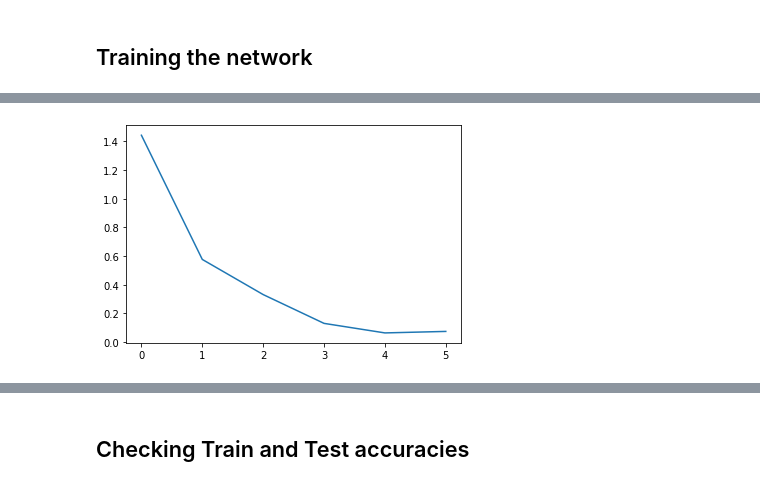
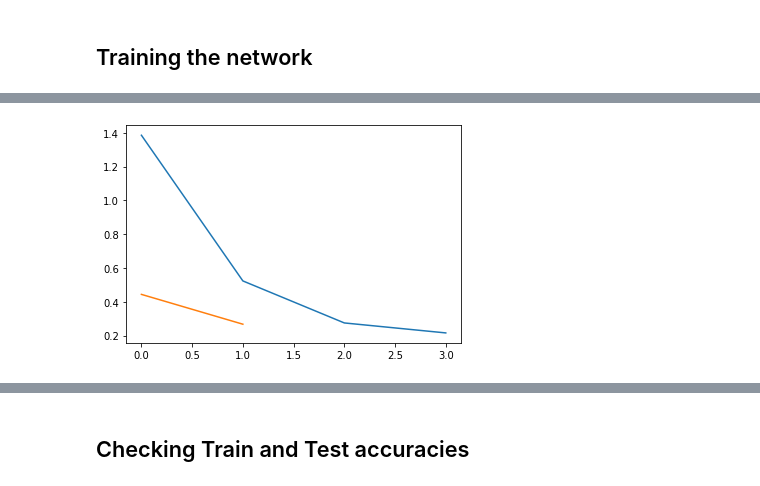
Before and after one commit to jvidit/Gesture-Detection, a Jupyter notebook: PytorchTutorial.ipynb, the cells around one changed output, grey strips where cells are left out. Drawn from its saved outputs; the diff is of its cells as text; code cells hidden in the pictures.

```diff
--- a/PytorchTutorial.ipynb
+++ b/PytorchTutorial.ipynb
@@ -101,7 +105,7 @@ class kagDataset(Dataset):
         # be carefull for converting dtype to np.uint8 [Unsigned integer (0 to 255)]
         # in this example, i don't use ToTensor() method of torchvision.transforms
         # so you can convert numpy ndarray shape to tensor in PyTorch (H, W, C) --> (C, H, W)
-        image = self.data.iloc[index, 1:].values.astype(np.uint8).reshape((3,50,50))
+        image = self.data.iloc[index, 1:].values.astype(np.uint8).reshape((nchannels,50,50))
         label = self.data.iloc[index, 0]
 
         if self.transform is not None:
@@ -150,12 +159,19 @@ class Net(nn.Module):
     def __init__(self):
         super(Net, self).__init__()
         # 1 input image channel, 6 output channels, 3x3 square convolution kernel
-        self.conv1 = nn.Conv2d(3, 6, 3)
-        self.conv2 = nn.Conv2d(6, 16, 3)
+#         self.conv1 = nn.Conv2d(1, 6, 3)
+#         self.conv2 = nn.Conv2d(6, 16, 3)
+#         # an affine operation: y = Wx + b
+#         self.fc1 = nn.Linear(16 * 11 * 11, 120)
+#         self.fc2 = nn.Linear(120, 84)
+#         self.fc3 = nn.Linear(84, 4)
+
+        self.conv1 = nn.Conv2d(nchannels, 10, 3)
+        self.conv2 = nn.Conv2d(10, 26, 3)
         # an affine operation: y = Wx + b
-        self.fc1 = nn.Linear(16 * 11 * 11, 120)
-        self.fc2 = nn.Linear(120, 84)
-        self.fc3 = nn.Linear(84, 4)
+        self.fc1 = nn.Linear(26 * 11 * 11, 300)
+        self.fc2 = nn.Linear(300, 30)
+        self.fc3 = nn.Linear(30, 4)
 
     def forward(self, x):
         # Max pooling over a (2, 2) window
@@ -196,6 +212,9 @@ optimizer = optim.SGD(net.parameters(), lr=0.001, momentum=0.9)
 # %%
 mini_batch = 20
 loss_values = []
+val_loss_values = []
+
+
 for epoch in range(2):  # loop over the dataset multiple times
 
     running_loss = 0.0
@@ -222,7 +241,29 @@ for epoch in range(2):  # loop over the dataset multiple times
             loss_values.append(running_loss/mini_batch)
             running_loss = 0.0
 
+    val_loss = 0.0
+    for i, data in enumerate(testloader, 0):
+        # get the inputs; data is a list of [inputs, labels]
+        inputs, labels = data
+
+
+        inputs=inputs.float()
+        outputs = net(inputs)
+        loss = criterion(outputs, labels)
+        loss.backward()
+
+        # print statistics
+        val_loss += loss.item()
+        if i % mini_batch == mini_batch-1:    # print every 200 mini-batches
+            print('[%d, %5d] loss: %.3f' %
+                  (epoch + 1, i + 1, val_loss / mini_batch))
+            val_loss_values.append(val_loss/mini_batch)
+            val_loss = 0.0
+
 plt.plot(loss_values)
+plt.plot(val_loss_values)
+
+
 
 print('Finished Training')
 # %% [output]
@@ -235,5 +276,5 @@ print('Finished Training')
 Finished Training
-[figure, old version]
+[figure, new version]
 # %%
 def imshow(img):
     img = img / 2 + 0.5     # unnormalize
```
Also changed, not shown: parts of 13 cells of this notebook, 20 other files.
